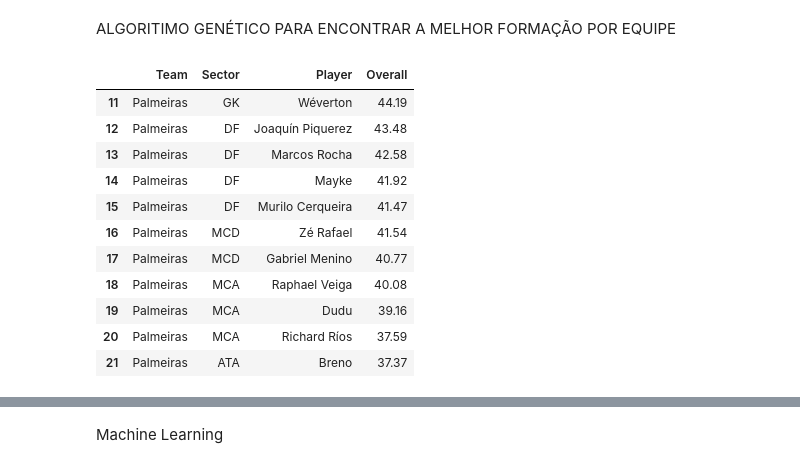
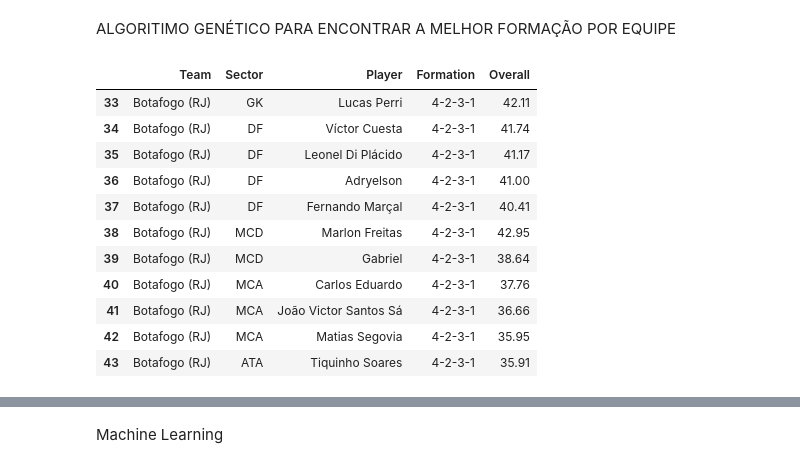
Before and after one commit to IgorScarpari/AI-System-for-Football-Analysis, a Jupyter notebook: AI System for Football Team Analysis.ipynb, the cells around one changed output, grey strips where cells are left out. Cells and saved outputs as stored; diff of their text form; code cells hidden in the pictures.

```diff
--- a/AI System for Football Team Analysis.ipynb
+++ b/AI System for Football Team Analysis.ipynb
@@ -531,7 +532,9 @@ statisticsFunctions = {
 }
 
 for stat_name, stat_func in statisticsFunctions.items():
-    df_Overall[stat_name] = df_Overall.apply(lambda row: stat_func(row['Player'], row['Sector'], row['Game'], row['Team']) if row['Player'] == row['Player'] and row['Sector'] == row['Sector'] and row['Game'] == row['Game'] and row['Team'] == row['Team'] else None, axis=1)
+    df_Overall[stat_name] = df_Overall.apply(lambda row: stat_func(row['Player'], row['Sector'], row['Game'], row['Team'])
+                                             if row['Player'] == row['Player'] and row['Sector'] == row['Sector']
+                                             and row['Game'] == row['Game'] and row['Team'] == row['Team'] else None, axis=1)
 
 # Ordena os valores por nome de jogador
 df_Overall.sort_values(by=['Game', 'Team', 'Player'], inplace=True)
@@ -777,12 +780,20 @@ def find_best_formation(formation, population_size, mutation_rate, num_generatio
 def playersFormation(team, formation):
 
     # Agrupar o segundo DataFrame pelo time, posição e nome do jogador e somar os minutos em campo
-    minutesPlayer = df_Players[(df_Players['Team'] == team)].groupby(['Team', 'Sector', 'Player'])['Min'].sum()
+    if(team == 'TODOS'):
+        minutesPlayer = df_Players.groupby(['Team', 'Sector', 'Player'])['Min'].sum()
+    else:
+        minutesPlayer = df_Players[(df_Players['Team'] == team)].groupby(['Team', 'Sector', 'Player'])['Min'].sum()
+
     # Filtrar o segundo DataFrame para jogadores com mais de 450 minutos em campo
     minutesPlayer = minutesPlayer[minutesPlayer > 450]
 
     # Filtrar o DataFrame por time
-    df_teamStart = df_Overall[(df_Overall['Team'] == team)]
+    if(team == 'TODOS'):
+        df_teamStart = df_Overall
+    else:
+        df_teamStart = df_Overall[(df_Overall['Team'] == team)]
+
     # Remove a coluna da partida
     df_teamStart = df_teamStart.drop(columns=['Game'])
     # Calculando a média
@@ -820,8 +831,10 @@ def playersFormation(team, formation):
     # Preenche a variável com a formação de melhor performace
     if(len(formation) == 3):
         listFormation = {'GK': 1, 'DF': int(formation[0]), 'MCD': 1, 'MCA': int(formation[1]) - 1, 'ATA': int(formation[2])}
+        formation = str(formation[0]) + '-1-' + str(formation[1]) + '-' + str(formation[2])
     elif(len(formation) == 4):
         listFormation = {'GK': 1, 'DF': int(formation[0]), 'MCD': int(formation[1]), 'MCA': int(formation[2]), 'ATA': int(formation[3])}
+        formation = str(formation[0]) + '-' + str(formation[1]) + '-' + str(formation[2]) + '-' + str(formation[3])
 
     # Com o dataFrame definido, inicia o algoritimo genético
     # Parâmetros do algoritmo genético
@@ -846,7 +859,7 @@ def playersFormation(team, formation):
         unique_players = sorted(unique_players, key=lambda x: x[1], reverse=True)[:qty]  # Selecionar os melhores jogadores para a posição
         selected_players.update(player for player, _ in unique_players)  # Adicionar os jogadores selecionados ao conjunto de jogadores selecionados
         for player, overall in unique_players:
-            data.append({'Team': team, 'Sector': position, 'Player': player, 'Overall': overall})
+            data.append({'Team': team, 'Sector': position, 'Player': player, 'Formation': formation, 'Overall': overall})
 
     return pd.DataFrame(data)
 # %%
@@ -875,22 +888,25 @@ for team in df_Analysis['Time Casa'].unique():
 
     dfs.append(playersFormation(team, mostFrequentScheme))
 
+# Inclui a seleção do campeonato na análise
+dfs.append(playersFormation('TODOS', '4-2-3-1'))
+
 # Concatene todos os DataFrames na lista dfs em um único DataFrame df_lineup
 df_lineup = pd.concat(dfs, ignore_index=True)
 # %%
 #Algoritimo génitico
-df_lineup[df_lineup['Team'] == 'Palmeiras'].head(11)
+df_lineup[df_lineup['Team'] == 'Botafogo (RJ)'].head(11)
 # %% [output]
-|  | Team | Sector | Player | Overall |
-| 11 | Palmeiras | GK | Wéverton | 44.19 |
-| 12 | Palmeiras | DF | Joaquín Piquerez | 43.48 |
-| 13 | Palmeiras | DF | Marcos Rocha | 42.58 |
-| 14 | Palmeiras | DF | Mayke | 41.92 |
-| 15 | Palmeiras | DF | Murilo Cerqueira | 41.47 |
-| 16 | Palmeiras | MCD | Zé Rafael | 41.54 |
-| 17 | Palmeiras | MCD | Gabriel Menino | 40.77 |
-| 18 | Palmeiras | MCA | Raphael Veiga | 40.08 |
-| 19 | Palmeiras | MCA | Dudu | 39.16 |
-| 20 | Palmeiras | MCA | Richard Ríos | 37.59 |
-| 21 | Palmeiras | ATA | Breno | 37.37 |
+|  | Team | Sector | Player | Formation | Overall |
+| 33 | Botafogo (RJ) | GK | Lucas Perri | 4-2-3-1 | 42.11 |
+| 34 | Botafogo (RJ) | DF | Víctor Cuesta | 4-2-3-1 | 41.74 |
+| 35 | Botafogo (RJ) | DF | Leonel Di Plácido | 4-2-3-1 | 41.17 |
+| 36 | Botafogo (RJ) | DF | Adryelson | 4-2-3-1 | 41.00 |
+| 37 | Botafogo (RJ) | DF | Fernando Marçal | 4-2-3-1 | 40.41 |
+| 38 | Botafogo (RJ) | MCD | Marlon Freitas | 4-2-3-1 | 42.95 |
+| 39 | Botafogo (RJ) | MCD | Gabriel | 4-2-3-1 | 38.64 |
+| 40 | Botafogo (RJ) | MCA | Carlos Eduardo | 4-2-3-1 | 37.76 |
+| 41 | Botafogo (RJ) | MCA | João Victor Santos Sá | 4-2-3-1 | 36.66 |
+| 42 | Botafogo (RJ) | MCA | Matias Segovia | 4-2-3-1 | 35.95 |
+| 43 | Botafogo (RJ) | ATA | Tiquinho Soares | 4-2-3-1 | 35.91 |
 # %%
```
Also changed, not shown: parts of 4 cells of this notebook.
